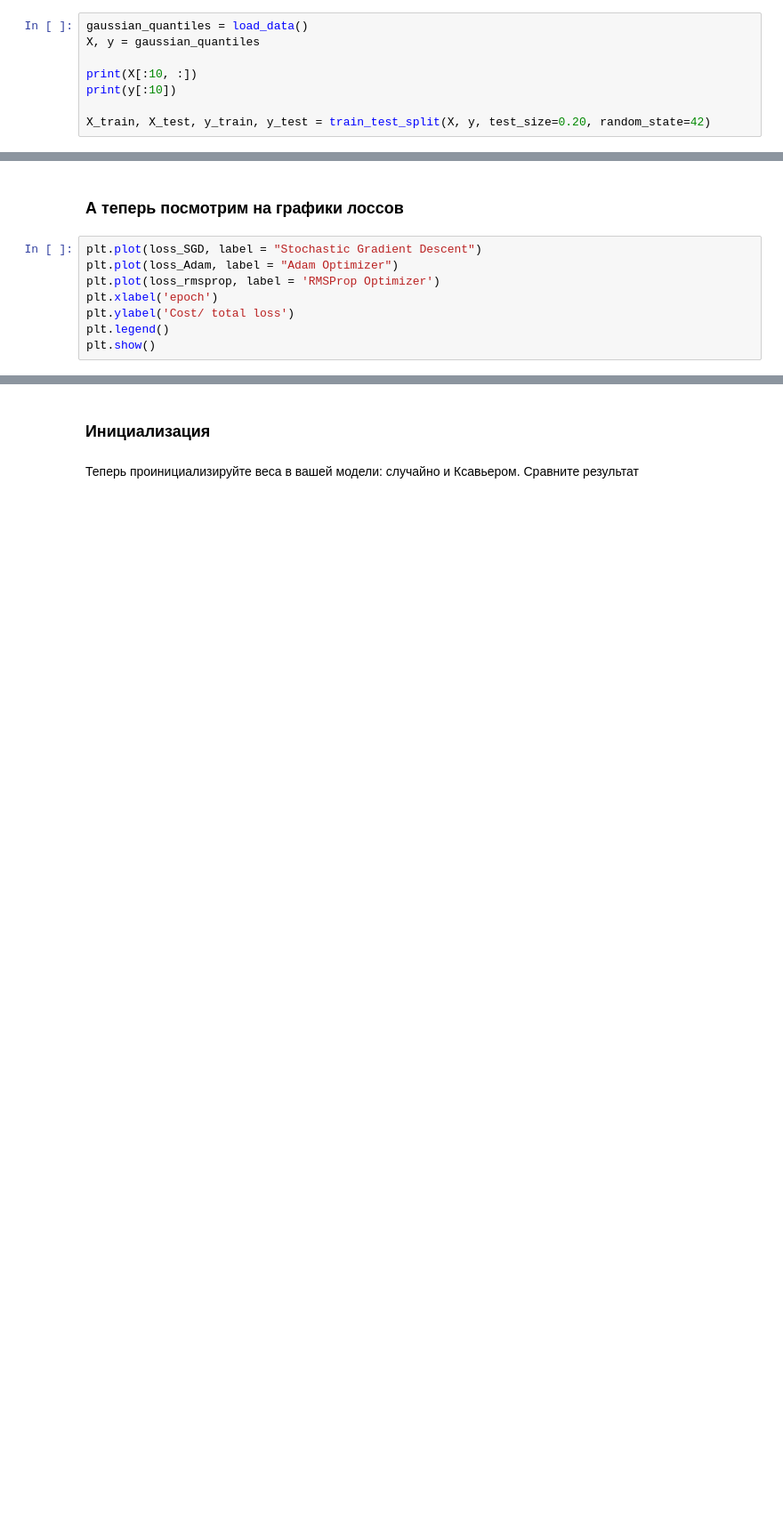
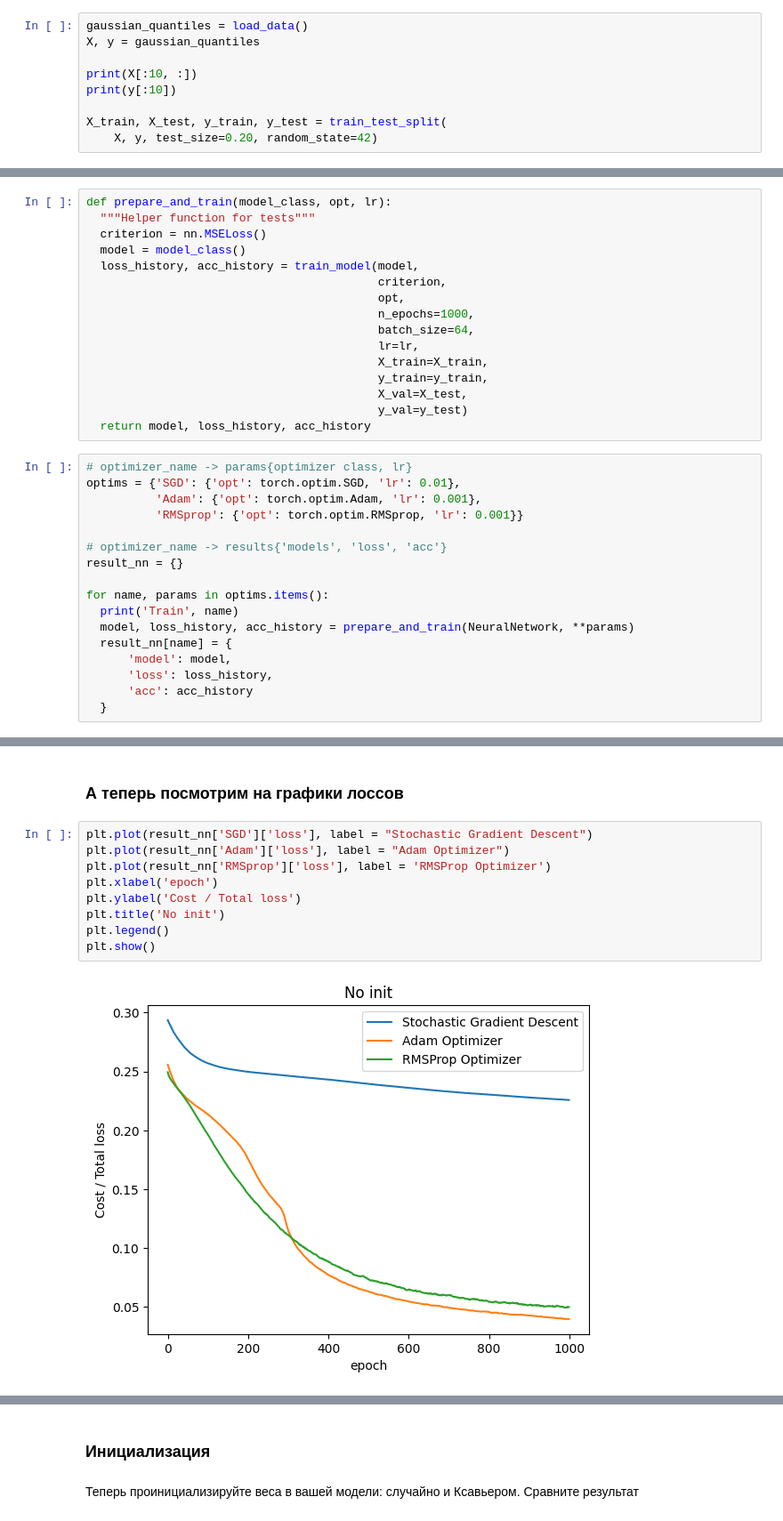
Before and after one commit to mr-KRAX/hse-hw, a Jupyter notebook: dl/1/homework_01-Krasnov.ipynb, the cells around one changed output, grey strips where cells are left out. Shown at 89% size. Drawn from its saved outputs; the diff is of its cells as text; blank space fills up the shorter version.

```diff
--- a/dl/1/homework_01-Krasnov.ipynb
+++ b/dl/1/homework_01-Krasnov.ipynb
@@ -39,7 +41,8 @@ X, y = gaussian_quantiles
 print(X[:10, :])
 print(y[:10])
 
-X_train, X_test, y_train, y_test = train_test_split(X, y, test_size=0.20, random_state=42)
+X_train, X_test, y_train, y_test = train_test_split(
+    X, y, test_size=0.20, random_state=42)
 # %% [output]
 [[-1.13773727  0.62436053]
  [-0.75970745 -1.18161805]
@@ -166,0 +178,33 @@ for opt_name, opt in optims.items():
+# %%
+def prepare_and_train(model_class, opt, lr):
+  """Helper function for tests"""
+  criterion = nn.MSELoss()
+  model = model_class()
+  loss_history, acc_history = train_model(model,
+                                          criterion,
+                                          opt,
+                                          n_epochs=1000,
+                                          batch_size=64,
+                                          lr=lr,
+                                          X_train=X_train,
+                                          y_train=y_train,
+                                          X_val=X_test,
+                                          y_val=y_test)
+  return model, loss_history, acc_history
+# %%
+# optimizer_name -> params{optimizer class, lr}
+optims = {'SGD': {'opt': torch.optim.SGD, 'lr': 0.01},
+          'Adam': {'opt': torch.optim.Adam, 'lr': 0.001},
+          'RMSprop': {'opt': torch.optim.RMSprop, 'lr': 0.001}}
+
+# optimizer_name -> results{'models', 'loss', 'acc'}
+result_nn = {}
+
+for name, params in optims.items():
+  print('Train', name)
+  model, loss_history, acc_history = prepare_and_train(NeuralNetwork, **params)
+  result_nn[name] = {
+      'model': model,
+      'loss': loss_history,
+      'acc': acc_history
+  }
@@ -167,10 +218,13 @@ for opt_name, opt in optims.items():
 # %% [markdown]
 ### А теперь посмотрим на графики лоссов
 # %%
-plt.plot(loss_SGD, label = "Stochastic Gradient Descent")
-plt.plot(loss_Adam, label = "Adam Optimizer")
-plt.plot(loss_rmsprop, label = 'RMSProp Optimizer')
+plt.plot(result_nn['SGD']['loss'], label = "Stochastic Gradient Descent")
+plt.plot(result_nn['Adam']['loss'], label = "Adam Optimizer")
+plt.plot(result_nn['RMSprop']['loss'], label = 'RMSProp Optimizer')
 plt.xlabel('epoch')
-plt.ylabel('Cost/ total loss')
+plt.ylabel('Cost / Total loss')
+plt.title('No init')
 plt.legend()
 plt.show()
+# %% [output]
+[figure, added]
```
Also changed, not shown: parts of 32 cells of this notebook, 2 other files.
